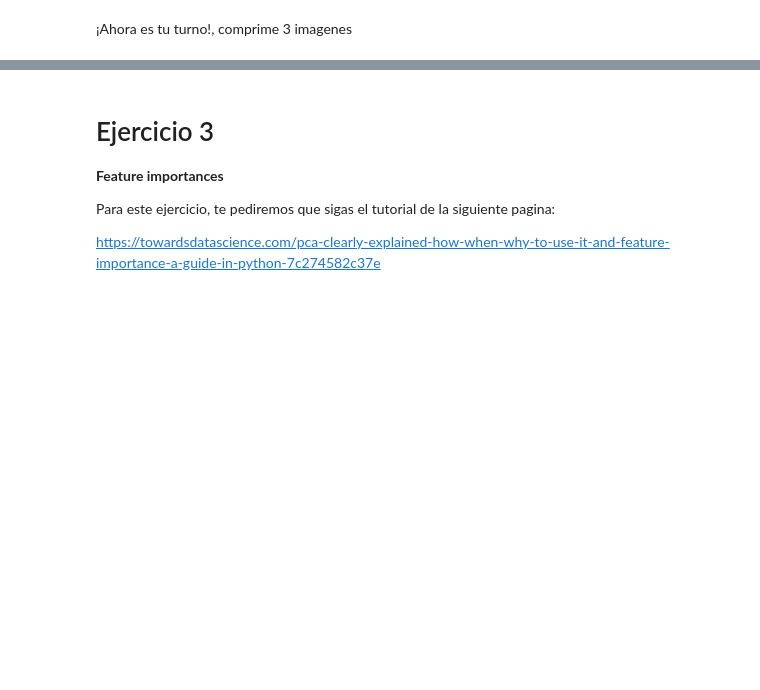
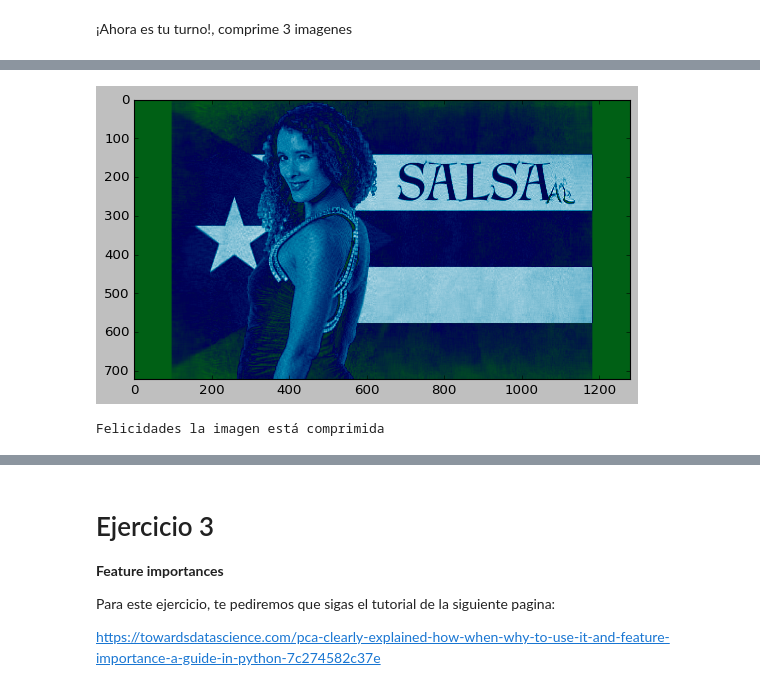
Before and after one commit to PosgradoMNA/actividades-de-aprendizaje-Emerson-JRM, a Jupyter notebook: Actividad Semanal -- 5 Repaso Transformación y reducción de dimensiones .ipynb, the cells around one changed output, grey strips where cells are left out. Cells and saved outputs as stored; diff of their text form; code cells hidden in the pictures; blank space fills up the shorter version.

```diff
--- a/Actividad Semanal -- 5 Repaso Transformación y reducción de dimensiones .ipynb
+++ b/Actividad Semanal -- 5 Repaso Transformación y reducción de dimensiones .ipynb
@@ -208,0 +352,9 @@ Felicidades la imagen está comprimida
+# %%
+nvalue = 77
+reconstimg = np.matrix(U1[:,:nvalue])*np.diag(D1[:nvalue])*np.matrix(V1[:nvalue,:])
+plt.imshow(reconstimg,cmap='ocean')
+plt.show()
+print("Felicidades la imagen está comprimida")
+# %% [output]
+[figure, added]
+Felicidades la imagen está comprimida
```
Also changed, not shown: parts of 22 cells of this notebook.
